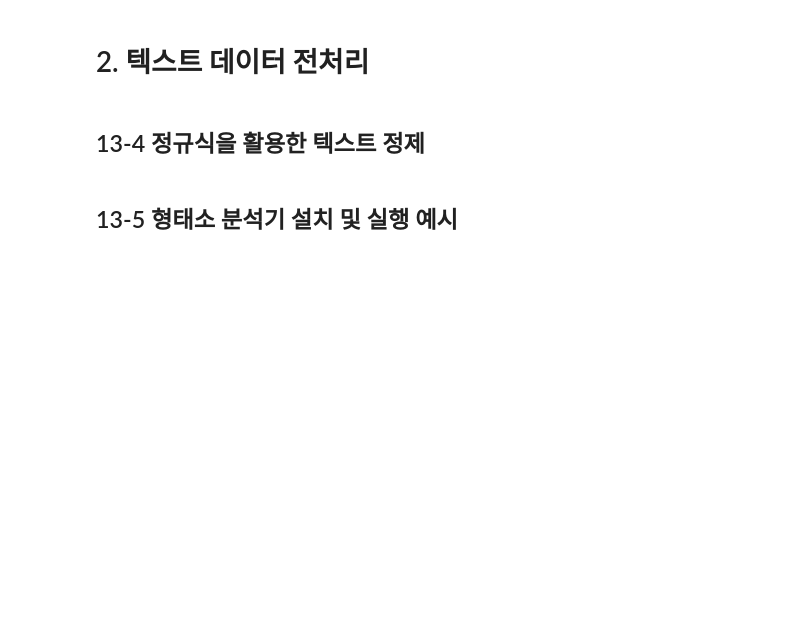
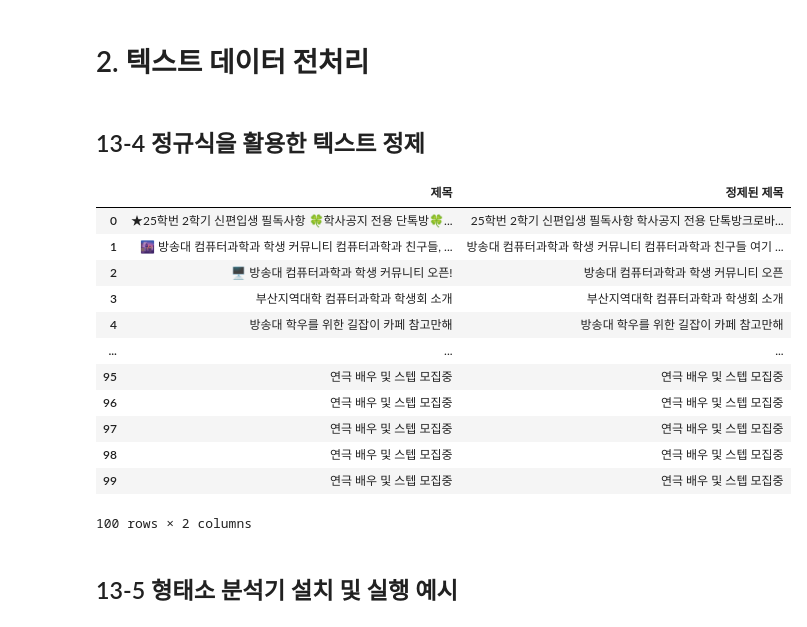
Before and after one commit to StellaCho-Study/Data-Analysis-with-Open-Source, a Jupyter notebook: 오픈소스_데이터_분석_13강.ipynb, the cells around one changed output. Cells and saved outputs as stored; diff of their text form; code cells hidden in the pictures; blank space fills up the shorter version.

```diff
--- a/오픈소스_데이터_분석_13강.ipynb
+++ b/오픈소스_데이터_분석_13강.ipynb
@@ -204,27 +234,41 @@ cs_df = pd.DataFrame(data = {'제목': board_titles})
 # %%
 import re
 
 ## 텍스트 정제 함수
 def clean_text(text):
     if isinstance(text, str):
-       # 특수 문자 제거 regex (영어 소문자, 영어 대문자, 숫자, 한글, 공백글자만 허용)
-
-       # HTML 태그 제거 regex
-
-       # 소문자로 변환 python 함수
-
-       return text
+        # 특수 문자 제거 regex (영어 소문자, 영어 대문자, 숫자, 한글, 공백글자만 허용)
+        text = re.sub(r'[^a-zA-Z0-9가-힣\s]', '', text)
+        # HTML 태그 제거 regex
+        text = re.sub(r'<[^>]*>', '', text)
+        # 소문자로 변환 python 함수
+        text = text.lower()
+        return text
     else:
         return ""
 
 ## 데이터프레임 정제 함수
 def clean_df(df):
   if not df.empty:
       df['정제된 제목'] = df['제목'].apply(clean_text)
 
 ## cs_df에 정제 함수 적용
 clean_df(cs_df)
 cs_df
+# %% [output]
+|  | 제목 | 정제된 제목 |
+| 0 | ★25학번 2학기 신편입생 필독사항 🍀학사공지 전용 단톡방🍀... | 25학번 2학기 신편입생 필독사항 학사공지 전용 단톡방크로바... |
+| 1 | 🌆 방송대 컴퓨터과학과 학생 커뮤니티 컴퓨터과학과 친구들, ... | 방송대 컴퓨터과학과 학생 커뮤니티 컴퓨터과학과 친구들 여기 ... |
+| 2 | 🖥️ 방송대 컴퓨터과학과 학생 커뮤니티 오픈! | 방송대 컴퓨터과학과 학생 커뮤니티 오픈 |
+| 3 | 부산지역대학 컴퓨터과학과 학생회 소개 | 부산지역대학 컴퓨터과학과 학생회 소개 |
+| 4 | 방송대 학우를 위한 길잡이 카페 참고만해 | 방송대 학우를 위한 길잡이 카페 참고만해 |
+| ... | ... | ... |
+| 95 | 연극 배우 및 스텝 모집중 | 연극 배우 및 스텝 모집중 |
+| 96 | 연극 배우 및 스텝 모집중 | 연극 배우 및 스텝 모집중 |
+| 97 | 연극 배우 및 스텝 모집중 | 연극 배우 및 스텝 모집중 |
+| 98 | 연극 배우 및 스텝 모집중 | 연극 배우 및 스텝 모집중 |
+| 99 | 연극 배우 및 스텝 모집중 | 연극 배우 및 스텝 모집중 |
+100 rows × 2 columns
 # %% [markdown]
 ## 13-5 형태소 분석기 설치 및 실행 예시
 # %%
```
Also changed, not shown: parts of 10 cells of this notebook.
